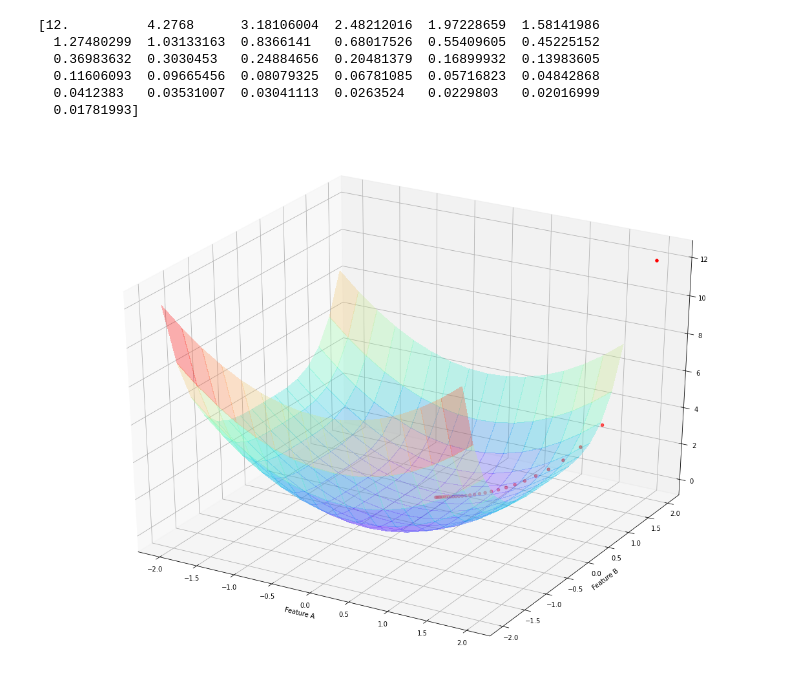
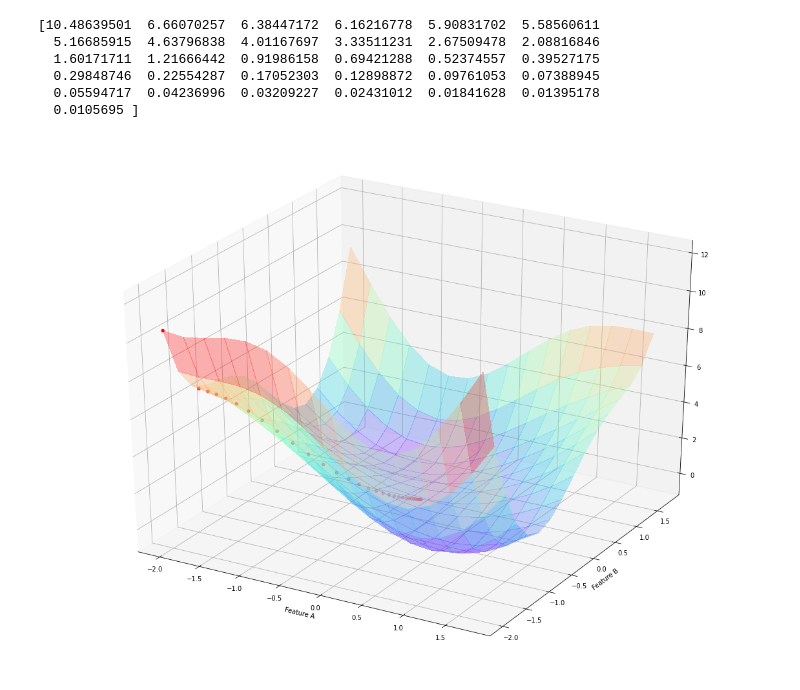
Before and after one commit to yooyeollee/2022, a Jupyter notebook: 2D_gradient_descent_example.ipynb, the cells around one changed output. Drawn from its saved outputs; the diff is of its cells as text; code cells hidden in the pictures.

```diff
--- a/2D_gradient_descent_example.ipynb
+++ b/2D_gradient_descent_example.ipynb
@@ -14,7 +14,7 @@ from matplotlib import cm
 from mpl_toolkits.mplot3d import Axes3D
 
 def f(a,b):
-	return a**2 + (1/2)* b**4
+	return a**2 + (1/2)* b**4 +2* np.sin(a*b)
 
 def grad_f(a,b): # gradient
   h=1e-5
@@ -32,40 +32,40 @@ def gradient_descent(theta0, iters, alpha):
 		history.append(theta)
 	return history
 
-history = gradient_descent(theta0 = [2, 2], iters =30, alpha = 0.05)
+history = gradient_descent(theta0 = [-2, -2], iters =30, alpha = 0.04)
 
 # f(x,y) = x^2 + y^2 함수의 그래프 그리기
 fig = plt.figure(figsize=(20, 15))
 ax = fig.gca(projection='3d')
 #plt.hold(True)
 a = np.arange(-2, 2, 0.25)
 b = np.arange(-2, 2, 0.25)
 a, b = np.meshgrid(a, b)
 c = f(a,b)
 surf = ax.plot_surface(a, b, c, rstride=1, cstride=1, alpha=0.3,
 		 linewidth=0, antialiased=False, cmap='rainbow')
 
 
 a = np.array([x[0] for x in history])
 b = np.array([x[1] for x in history])
 c =  f(a,b)
 ## c= 0 ## 최소값을 찾기 위한 부분
 ax.scatter(a, b, c, color="r");
 
 print(c)
 
 
 plt.xlabel('Feature A')
 plt.ylabel('Feature B')
 
 ##plt.axis('equal')
 
 plt.show()
 # %% [output]
-[12.          4.2768      3.18106004  2.48212016  1.97228659  1.58141986
-  1.27480299  1.03133163  0.8366141   0.68017526  0.55409605  0.45225152
-  0.36983632  0.3030453   0.24884656  0.20481379  0.16899932  0.13983605
-  0.11606093  0.09665456  0.08079325  0.06781085  0.05716823  0.04842868
-  0.0412383   0.03531007  0.03041113  0.0263524   0.0229803   0.02016999
-  0.01781993]
+[10.48639501  6.66070257  6.38447172  6.16216778  5.90831702  5.58560611
+  5.16685915  4.63796838  4.01167697  3.33511231  2.67509478  2.08816846
+  1.60171711  1.21666442  0.91986158  0.69421288  0.52374557  0.39527175
+  0.29848746  0.22554287  0.17052303  0.12898872  0.09761053  0.07388945
+  0.05594717  0.04236996  0.03209227  0.02431012  0.01841628  0.01395178
+  0.0105695 ]
-[figure, old version]
+[figure, new version]
```
